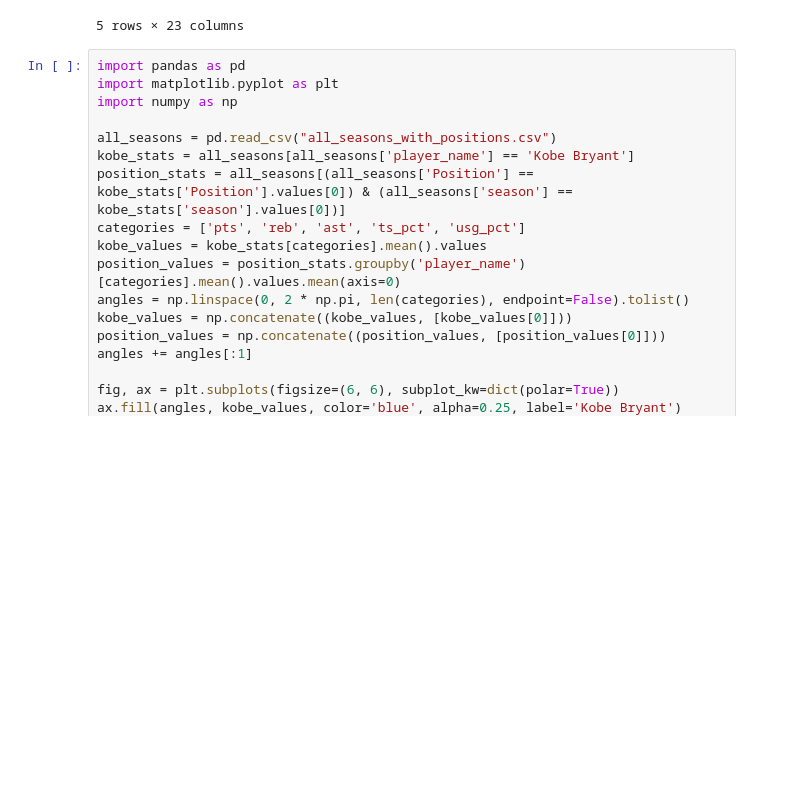
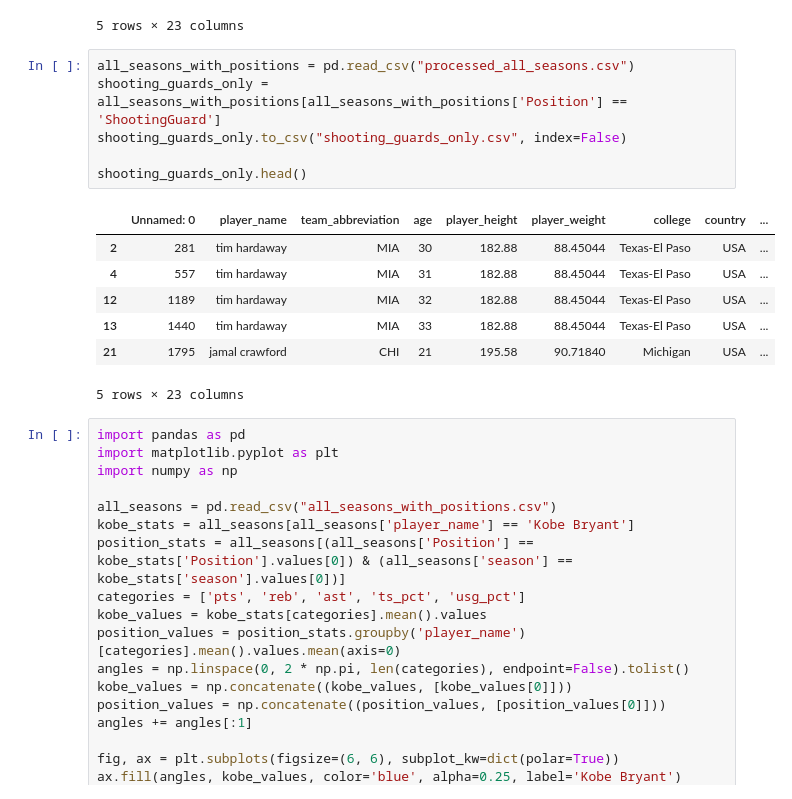
Before and after one commit to Zening-W/Lakers-championship-analysis, a Jupyter notebook: Project_4.ipynb, the cells around one changed output. Drawn from its saved outputs; the diff is of its cells as text; blank space fills up the shorter version.

```diff
--- a/Project_4.ipynb
+++ b/Project_4.ipynb
@@ -67,6 +67,20 @@ all_seasons.head()
 | 3 | 0 | Randy Livingston | HOU | 22 | 193.04 | 94.800728 | Louisiana State | USA | ... |
 | 4 | 0 | Randy Livingston | HOU | 22 | 193.04 | 94.800728 | Louisiana State | USA | ... |
 5 rows × 23 columns
+# %%
+all_seasons_with_positions = pd.read_csv("processed_all_seasons.csv")
+shooting_guards_only = all_seasons_with_positions[all_seasons_with_positions['Position'] == 'ShootingGuard']
+shooting_guards_only.to_csv("shooting_guards_only.csv", index=False)
+
+shooting_guards_only.head()
+# %% [output]
+|  | Unnamed: 0 | player_name | team_abbreviation | age | player_height | player_weight | college | country | ... |
+| 2 | 281 | tim hardaway | MIA | 30 | 182.88 | 88.45044 | Texas-El Paso | USA | ... |
+| 4 | 557 | tim hardaway | MIA | 31 | 182.88 | 88.45044 | Texas-El Paso | USA | ... |
+| 12 | 1189 | tim hardaway | MIA | 32 | 182.88 | 88.45044 | Texas-El Paso | USA | ... |
+| 13 | 1440 | tim hardaway | MIA | 33 | 182.88 | 88.45044 | Texas-El Paso | USA | ... |
+| 21 | 1795 | jamal crawford | CHI | 21 | 195.58 | 90.71840 | Michigan | USA | ... |
+5 rows × 23 columns
 # %%
 import pandas as pd
 import matplotlib.pyplot as plt
```
Also changed, not shown: parts of 4 cells of this notebook, 7 other files.
